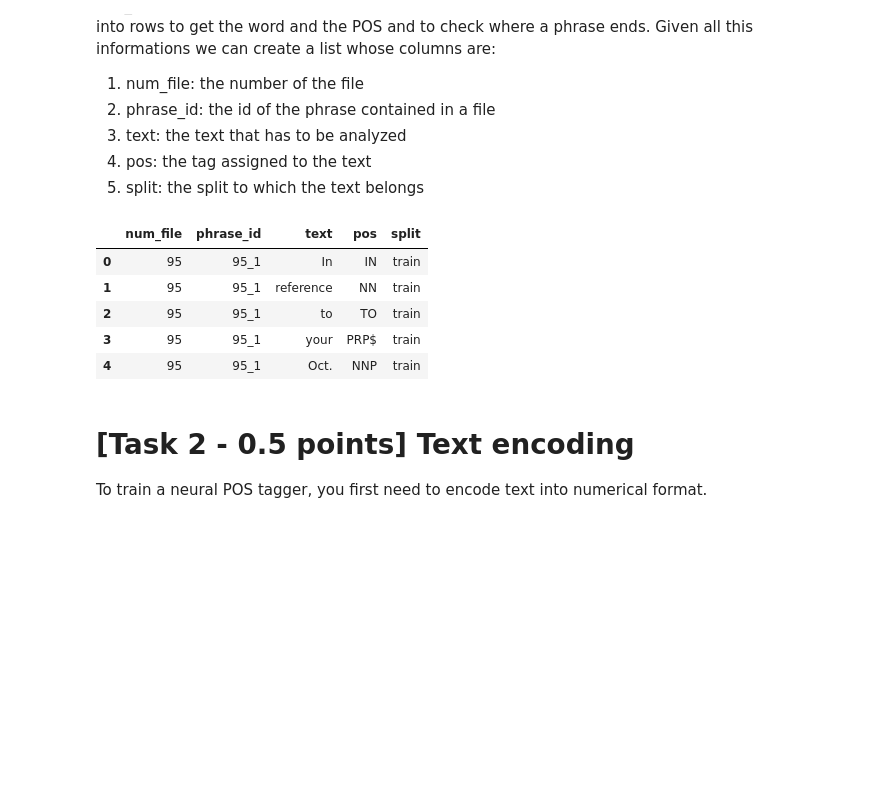
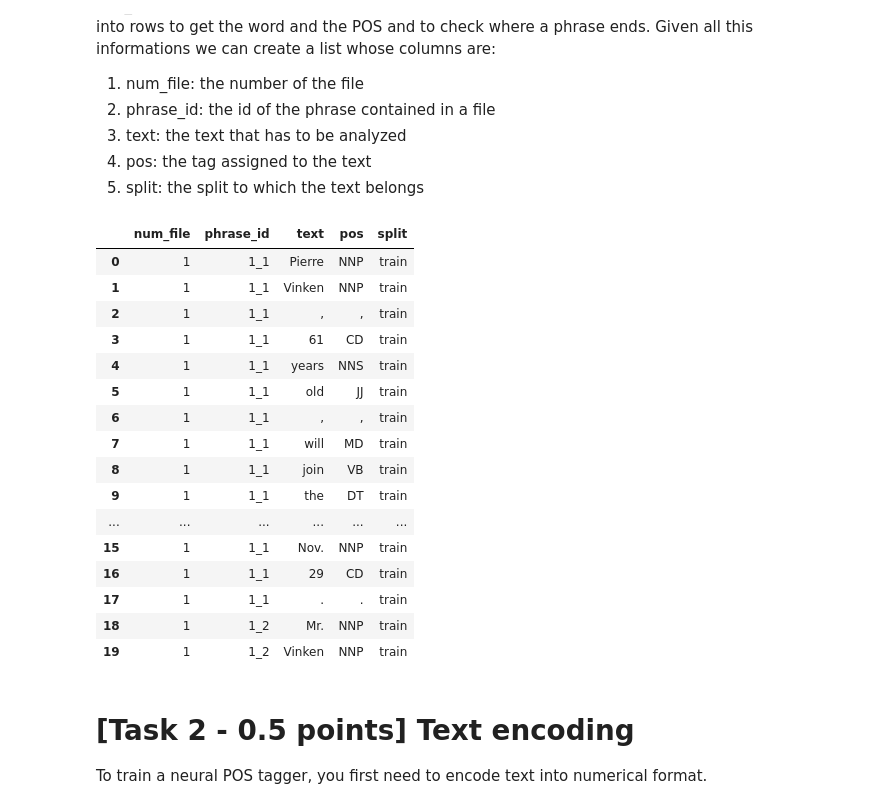
Before and after one commit to LorenzoScaioli/NLP_POS-tagging, a Jupyter notebook: Assignment1.ipynb, the cells around one changed output. Drawn from its saved outputs; the diff is of its cells as text; code cells hidden in the pictures; blank space fills up the shorter version.

```diff
--- a/Assignment1.ipynb
+++ b/Assignment1.ipynb
@@ -190,14 +190,25 @@ for file_path in folder.glob('*.dp'):
                 dataframe_rows.append(dataframe_row)
 # %%
 df = pd.DataFrame(dataframe_rows)
-df.head()
+df.head(20)
 # %% [output]
 |  | num_file | phrase_id | text | pos | split |
-| 0 | 95 | 95_1 | In | IN | train |
-| 1 | 95 | 95_1 | reference | NN | train |
-| 2 | 95 | 95_1 | to | TO | train |
-| 3 | 95 | 95_1 | your | PRP$ | train |
-| 4 | 95 | 95_1 | Oct. | NNP | train |
+| 0 | 1 | 1_1 | Pierre | NNP | train |
+| 1 | 1 | 1_1 | Vinken | NNP | train |
+| 2 | 1 | 1_1 | , | , | train |
+| 3 | 1 | 1_1 | 61 | CD | train |
+| 4 | 1 | 1_1 | years | NNS | train |
+| 5 | 1 | 1_1 | old | JJ | train |
+| 6 | 1 | 1_1 | , | , | train |
+| 7 | 1 | 1_1 | will | MD | train |
+| 8 | 1 | 1_1 | join | VB | train |
+| 9 | 1 | 1_1 | the | DT | train |
+| ... | ... | ... | ... | ... | ... |
+| 15 | 1 | 1_1 | Nov. | NNP | train |
+| 16 | 1 | 1_1 | 29 | CD | train |
+| 17 | 1 | 1_1 | . | . | train |
+| 18 | 1 | 1_2 | Mr. | NNP | train |
+| 19 | 1 | 1_2 | Vinken | NNP | train |
 # %% [markdown]
 # [Task 2 - 0.5 points] Text encoding
 
```
Also changed, not shown: parts of 24 cells of this notebook.
